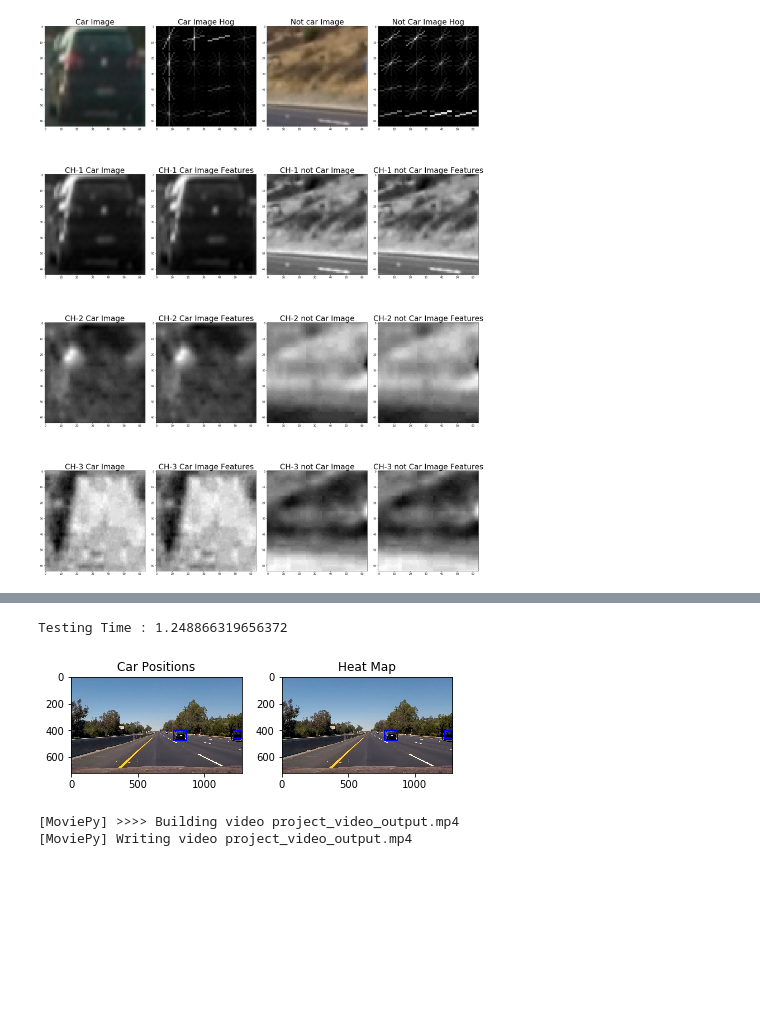
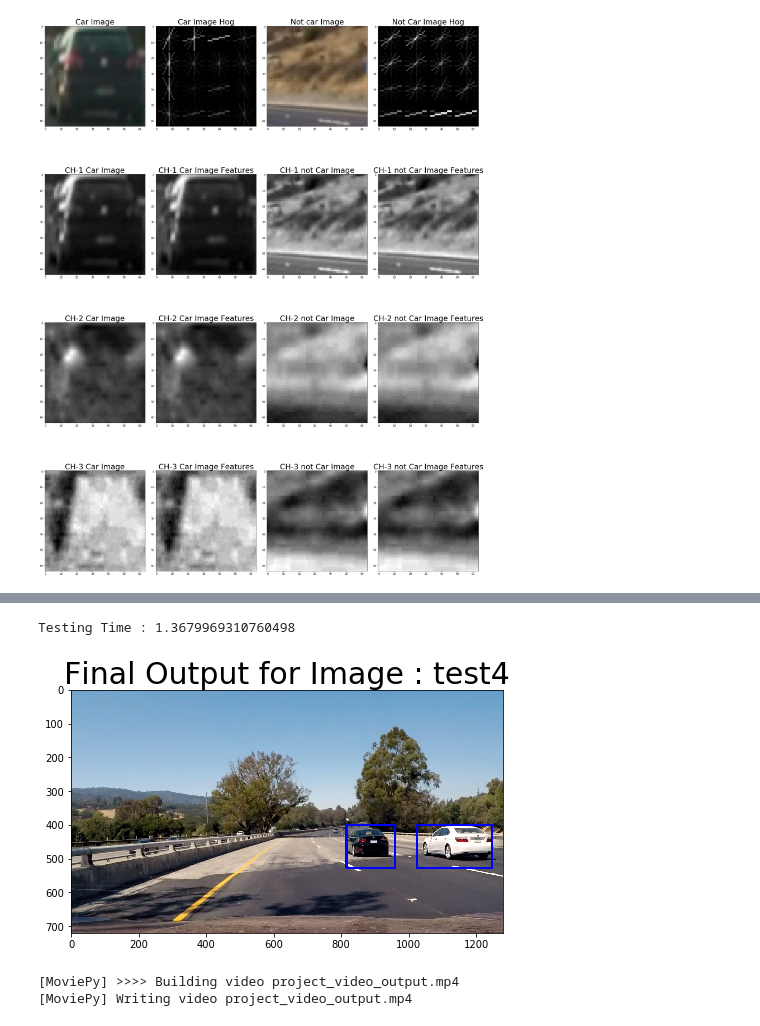
Before and after one commit to prathmesh-dali/CarND-Vehicle-Detection, a Jupyter notebook: CarND_Vehicle_Detection.ipynb, the cells around one changed output, grey strips where cells are left out. Cells and saved outputs as stored; diff of their text form; code cells hidden in the pictures; blank space fills up the shorter version.

```diff
--- a/CarND_Vehicle_Detection.ipynb
+++ b/CarND_Vehicle_Detection.ipynb
@@ -416,0 +471,8 @@ class VehicleDetector(object):
+# %%
+images = []
+cmaps = []
+for sample in img_hot_windows:
+    cmaps.append('RdBu')
+    images.append(draw_boxes(sample[0], sample[1]))
+
+plot_images(images, titles, cmaps, len(test_images_path)//2 , 2)
@@ -416,0 +481,15 @@ class VehicleDetector(object):
+# %%
+images = []
+cmaps = []
+image_titles = []
+for sample, title in zip(img_hot_windows, titles):
+    cmaps.append('RdBu')
+    cmaps.append('hot')
+    images.append(draw_boxes(sample[0], sample[1]))
+    heat = np.zeros_like(image[:,:,0]).astype(np.float)
+    heat = add_heat(heat,sample[1])
+    images.append(heat)
+    image_titles.append(title)
+    image_titles.append(title)
+
+plot_images(images, image_titles, cmaps, len(test_images_path) , 2)
@@ -417,22 +505,14 @@ class VehicleDetector(object):
 # %%
 vehicleDetector = VehicleDetector()
-image = mpimg.imread('test_images/image50.jpg')
+image = mpimg.imread('test_images/test4.jpg')
 t=time.time()
 window_img = vehicleDetector.pipeline(image)
 t2 = time.time()
 print("Testing Time : {}".format(t2-t))
-# return_image = np.hstack([np.dstack((return_image,return_image,return_image))*255,window_img]).astype(np.uint8)
-fig = plt.figure()
-plt.subplot(121)
-plt.imshow(window_img)
-plt.title('Car Positions')
-plt.subplot(122)
-plt.imshow(window_img, cmap='hot')
-plt.title('Heat Map')
-fig.tight_layout()
+plot_images([window_img], ['Final Output for '+ image_titles[7]], ['RdBu'], 1 , 1)
 # %% [output]
-Testing Time : 1.248866319656372
+Testing Time : 1.3679969310760498
-[figure, old version]
+[figure, new version]
 # %%
 # Import everything needed to edit/save/watch video clips
 from moviepy.editor import VideoFileClip
```
Also changed, not shown: parts of 10 cells of this notebook, 10 other files.
